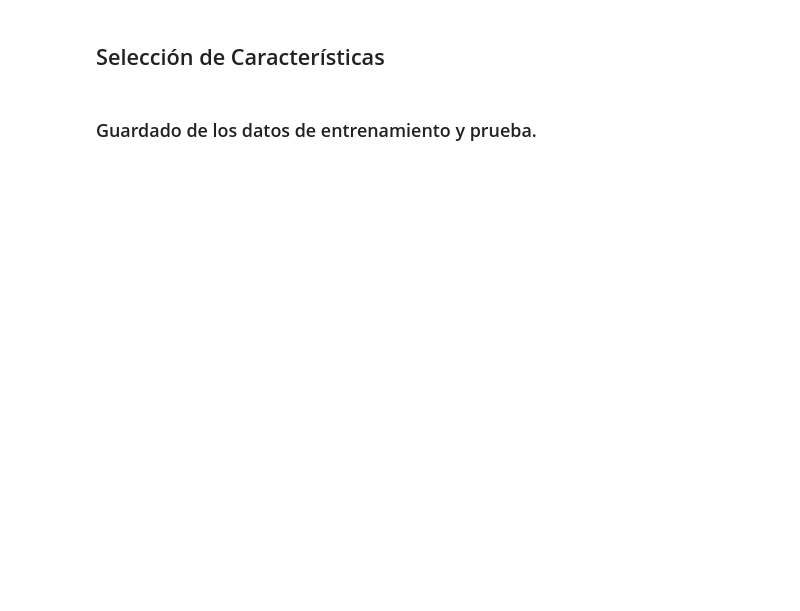
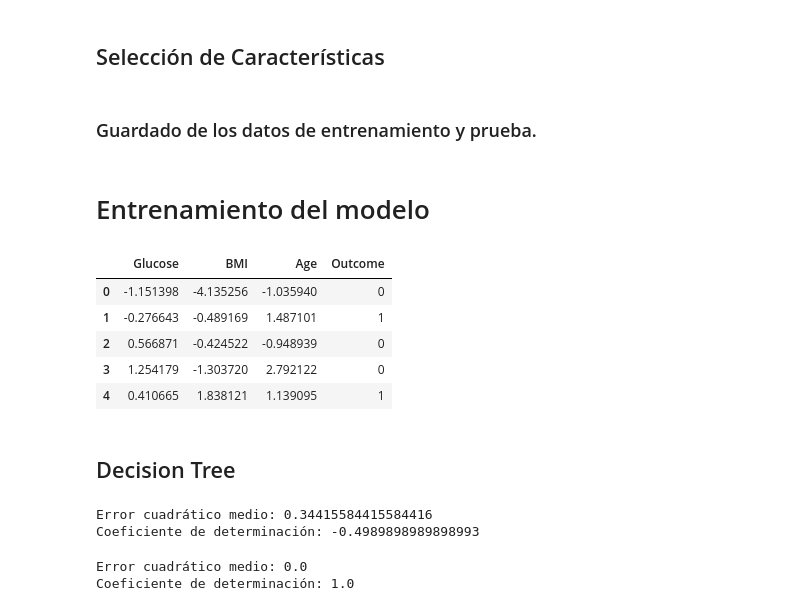
Before and after one commit to IngDiegoMacias/decision-tree, a Jupyter notebook: src/explore.ipynb, the cells around one changed output. Cells and saved outputs as stored; diff of their text form; code cells hidden in the pictures; blank space fills up the shorter version.

Commit message:
proyecto finalizado Desicion Tree

```diff
--- a/src/explore.ipynb
+++ b/src/explore.ipynb
@@ -215,3 +217,20 @@ X_train_sel["Outcome"] = list(y_train)
 X_train_sel.to_csv("Train.csv", index=False)
 X_test_sel["Outcome"] = list(y_test)
 X_test_sel.to_csv("Test.csv", index=False)
+# %% [markdown]
+# Entrenamiento del modelo
+# %%
+# traemos los datos de entrenamiento y test
+import pandas as pd
+
+train =  pd.read_csv('/workspaces/decision-tree/src/Train.csv')
+test = pd.read_csv('/workspaces/decision-tree/src/Test.csv')
+
+train.head()
+# %% [output]
+|  | Glucose | BMI | Age | Outcome |
+| 0 | -1.151398 | -4.135256 | -1.035940 | 0 |
+| 1 | -0.276643 | -0.489169 | 1.487101 | 1 |
+| 2 | 0.566871 | -0.424522 | -0.948939 | 0 |
+| 3 | 1.254179 | -1.303720 | 2.792122 | 0 |
+| 4 | 0.410665 | 1.838121 | 1.139095 | 1 |
@@ -217,0 +245,2 @@ X_test_sel.to_csv("Test.csv", index=False)
+# %% [markdown]
+## Decision Tree
@@ -217,0 +254,14 @@ X_test_sel.to_csv("Test.csv", index=False)
+# %%
+from sklearn.metrics import mean_squared_error, r2_score
+
+print(f"Error cuadrático medio: {mean_squared_error(y_test, y_pred_DT)}")
+print(f"Coeficiente de determinación: {r2_score(y_test, y_pred_DT)}")
+# %% [output]
+Error cuadrático medio: 0.34415584415584416
+Coeficiente de determinación: -0.4989898989898993
+# %%
+print(f"Error cuadrático medio: {mean_squared_error(y_train, y_pred_train_DT)}")
+print(f"Coeficiente de determinación: {r2_score(y_train, y_pred_train_DT)}")
+# %% [output]
+Error cuadrático medio: 0.0
+Coeficiente de determinación: 1.0
```
Also changed, not shown: parts of 15 cells of this notebook, 3 other files.
